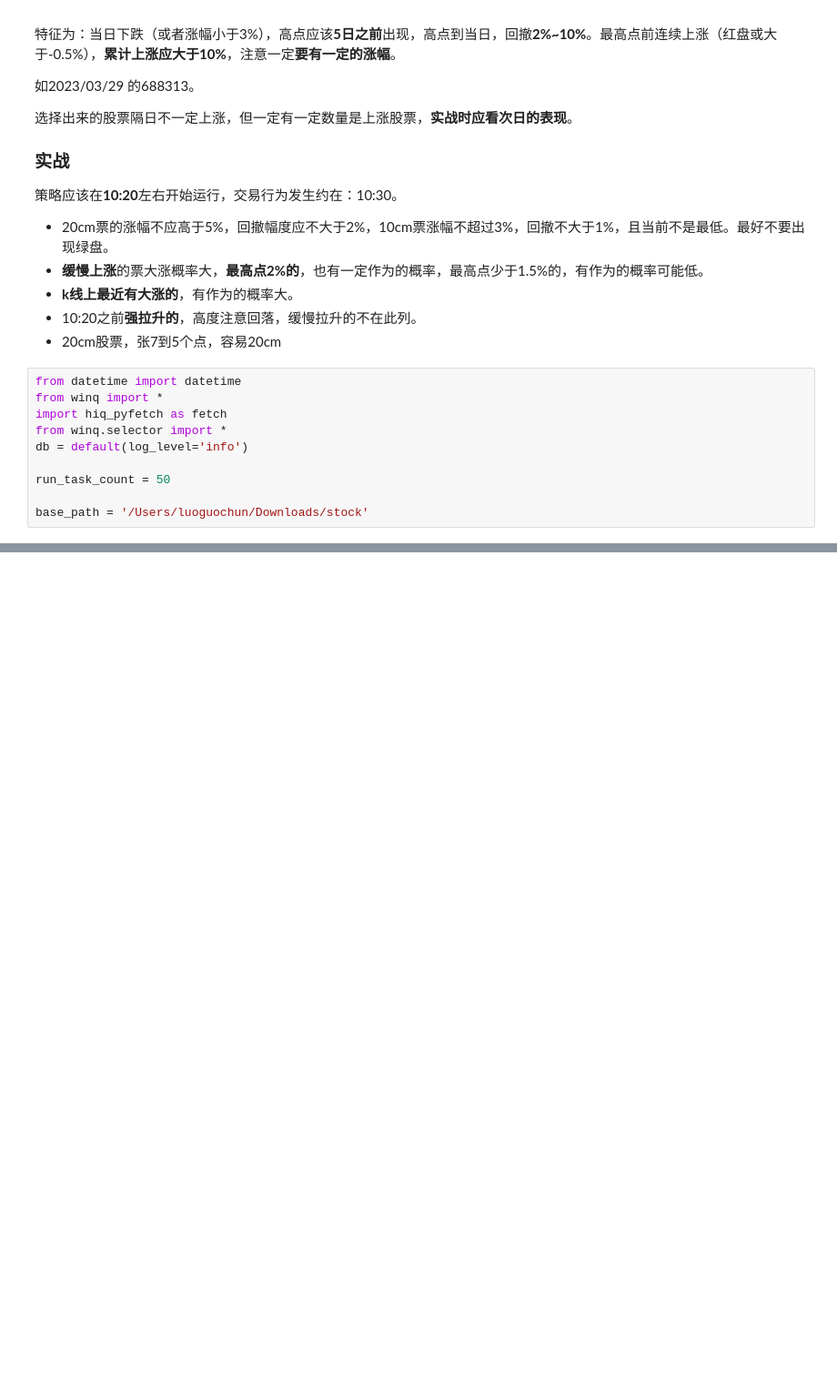
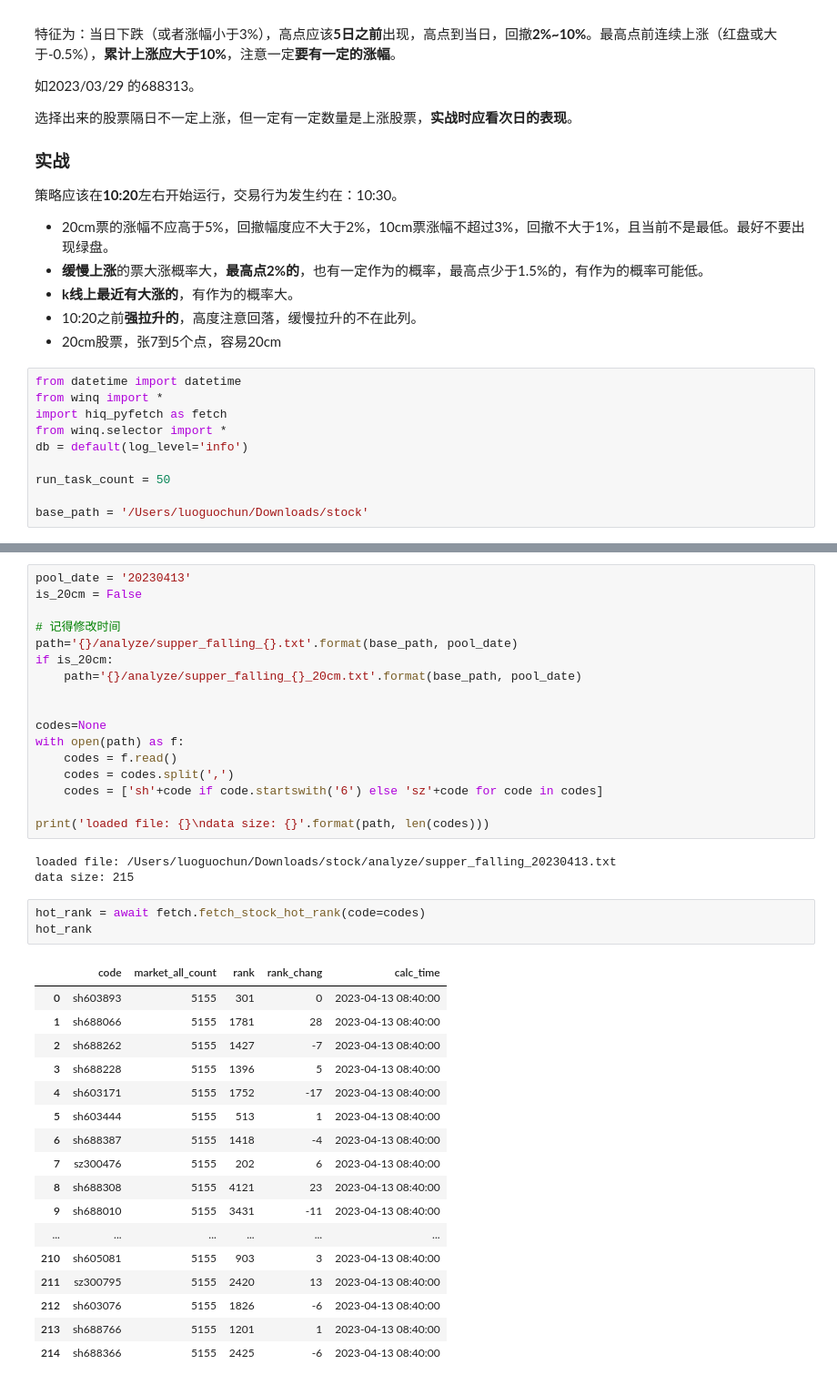
Before and after one commit to buf1024/winq, a Jupyter notebook: notebook/A股实战-超跌反弹.ipynb, the cells around one changed output, grey strips where cells are left out. Shown at 91% size. Drawn from its saved outputs; the diff is of its cells as text; blank space fills up the shorter version.

```diff
--- a/notebook/A股实战-超跌反弹.ipynb
+++ b/notebook/A股实战-超跌反弹.ipynb
@@ -87,0 +203,41 @@ hit data size: 134
+# %%
+pool_date = '20230413'
+is_20cm = False
+
+# 记得修改时间
+path='{}/analyze/supper_falling_{}.txt'.format(base_path, pool_date)
+if is_20cm:
+    path='{}/analyze/supper_falling_{}_20cm.txt'.format(base_path, pool_date)
+
+
+codes=None
+with open(path) as f:
+    codes = f.read()
+    codes = codes.split(',')
+    codes = ['sh'+code if code.startswith('6') else 'sz'+code for code in codes]
+
+print('loaded file: {}\ndata size: {}'.format(path, len(codes)))
+# %% [output]
+loaded file: /Users/luoguochun/Downloads/stock/analyze/supper_falling_20230413.txt
+data size: 215
+# %%
+hot_rank = await fetch.fetch_stock_hot_rank(code=codes)
+hot_rank
+# %% [output]
+|  | code | market_all_count | rank | rank_chang | calc_time |
+| 0 | sh603893 | 5155 | 301 | 0 | 2023-04-13 08:40:00 |
+| 1 | sh688066 | 5155 | 1781 | 28 | 2023-04-13 08:40:00 |
+| 2 | sh688262 | 5155 | 1427 | -7 | 2023-04-13 08:40:00 |
+| 3 | sh688228 | 5155 | 1396 | 5 | 2023-04-13 08:40:00 |
+| 4 | sh603171 | 5155 | 1752 | -17 | 2023-04-13 08:40:00 |
+| 5 | sh603444 | 5155 | 513 | 1 | 2023-04-13 08:40:00 |
+| 6 | sh688387 | 5155 | 1418 | -4 | 2023-04-13 08:40:00 |
+| 7 | sz300476 | 5155 | 202 | 6 | 2023-04-13 08:40:00 |
+| 8 | sh688308 | 5155 | 4121 | 23 | 2023-04-13 08:40:00 |
+| 9 | sh688010 | 5155 | 3431 | -11 | 2023-04-13 08:40:00 |
+| ... | ... | ... | ... | ... | ... |
+| 210 | sh605081 | 5155 | 903 | 3 | 2023-04-13 08:40:00 |
+| 211 | sz300795 | 5155 | 2420 | 13 | 2023-04-13 08:40:00 |
+| 212 | sh603076 | 5155 | 1826 | -6 | 2023-04-13 08:40:00 |
+| 213 | sh688766 | 5155 | 1201 | 1 | 2023-04-13 08:40:00 |
+| 214 | sh688366 | 5155 | 2425 | -6 | 2023-04-13 08:40:00 |
```
Also changed, not shown: parts of 11 cells of this notebook, 2 other files.
